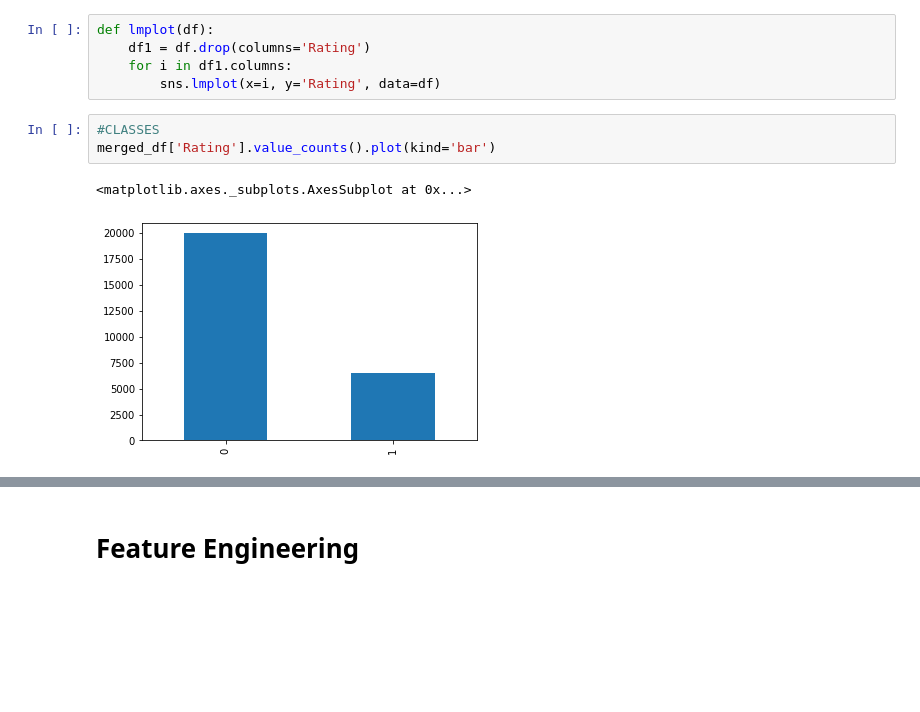
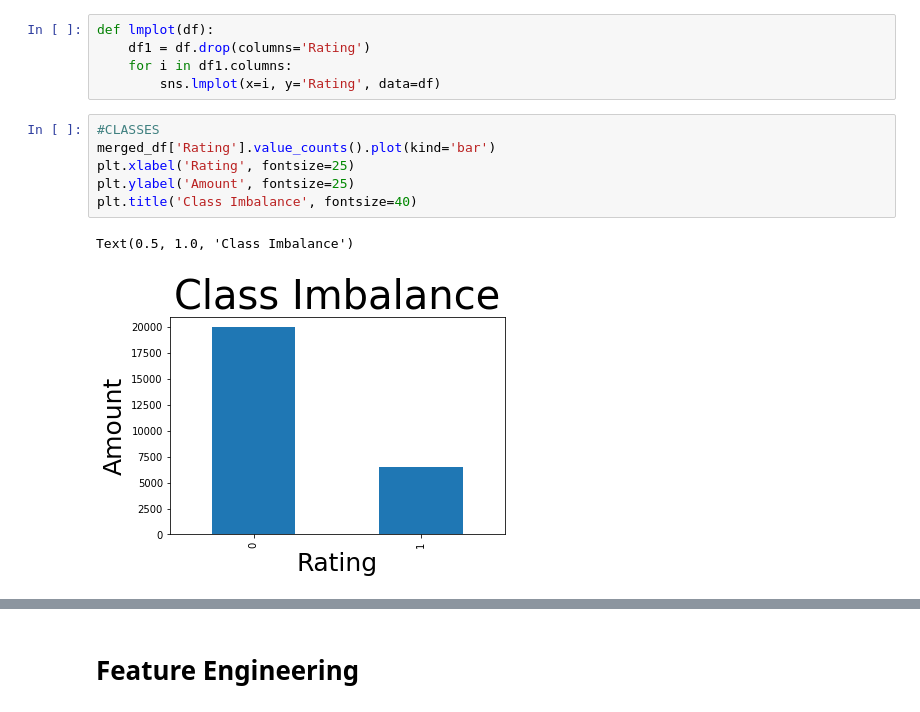
Before and after one commit to ezscore/classification_song_interest, a Jupyter notebook: Will A User Like This Song?.ipynb, the cells around one changed output, grey strips where cells are left out. Drawn from its saved outputs; the diff is of its cells as text; blank space fills up the shorter version.

```diff
--- a/Will A User Like This Song?.ipynb
+++ b/Will A User Like This Song?.ipynb
@@ -150,9 +157,12 @@ def lmplot(df):
 # %%
 #CLASSES
 merged_df['Rating'].value_counts().plot(kind='bar')
+plt.xlabel('Rating', fontsize=25)
+plt.ylabel('Amount', fontsize=25)
+plt.title('Class Imbalance', fontsize=40)
 # %% [output]
-<matplotlib.axes._subplots.AxesSubplot at 0x...>
+Text(0.5, 1.0, 'Class Imbalance')
-[figure, old version]
+[figure, new version]
 # %%
 plt.figure(figsize=(20, 10))
 plt.ylabel('Rating', fontsize=30)
```
Also changed, not shown: parts of 49 cells of this notebook.
